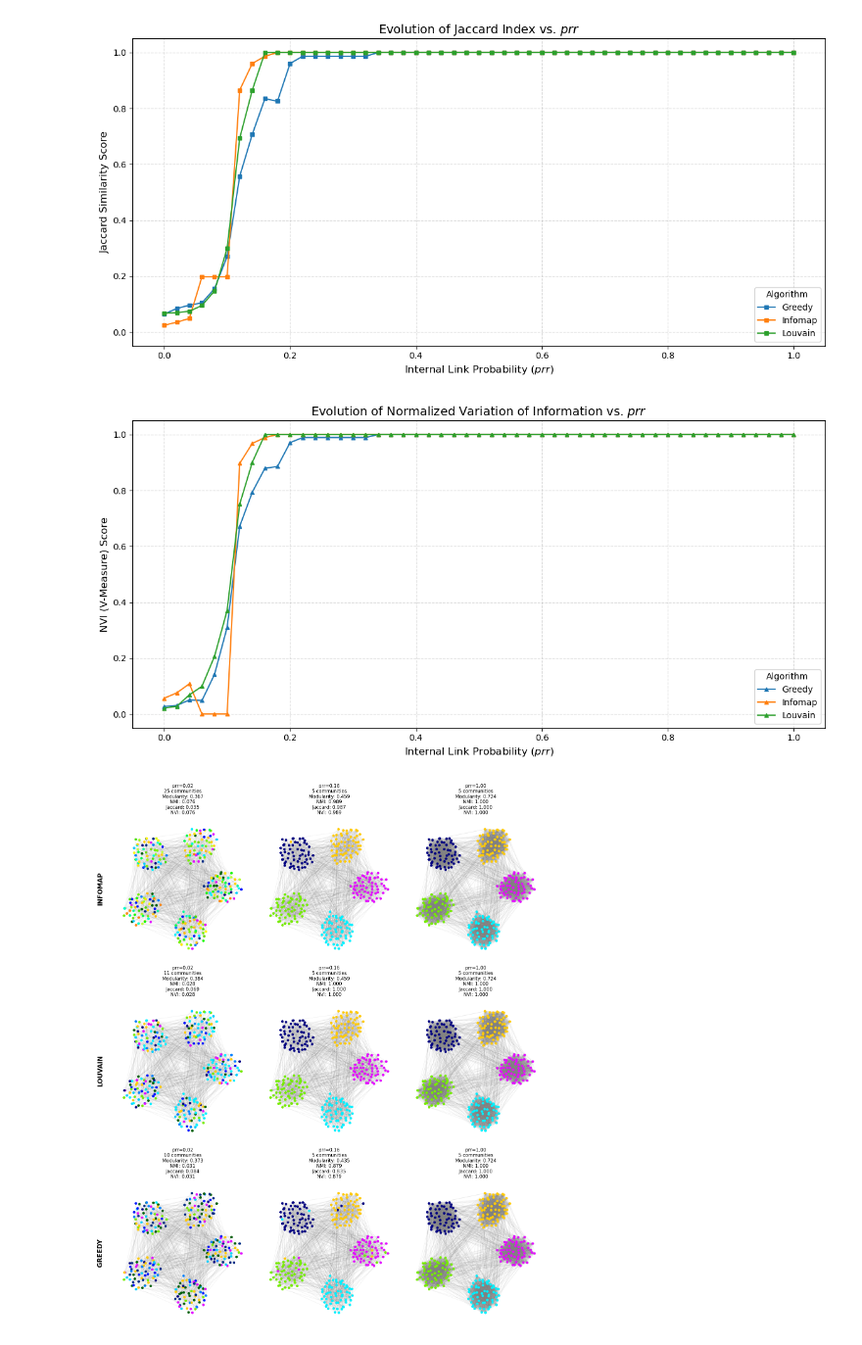
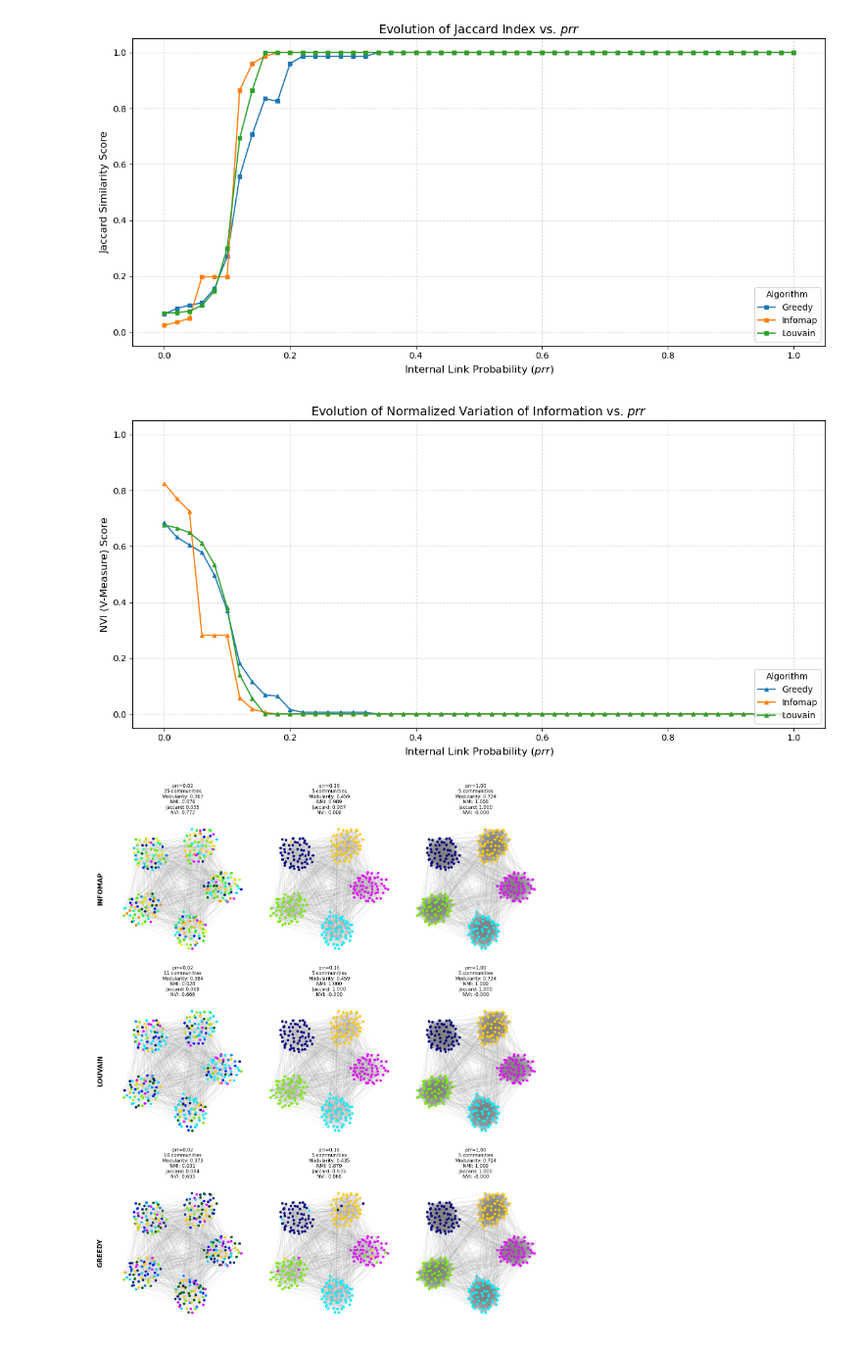
Before and after one commit to sarmijavier/complex_networks_assigments, a Jupyter notebook: activity_2/a2_part_1_synyhetic_networks.ipynb, the cells around one changed output. Shown at 98% size. Cells and saved outputs as stored; diff of their text form; code cells hidden in the pictures.

```diff
--- a/activity_2/a2_part_1_synyhetic_networks.ipynb
+++ b/activity_2/a2_part_1_synyhetic_networks.ipynb
@@ -25,6 +25,22 @@ def community_jaccard(labels_true, labels_pred):
         return 0.0
 
     return s11 / denominator
+# %%
+from sklearn.metrics import mutual_info_score
+
+def entropy(labels):
+    probs = np.bincount(labels) / len(labels)
+    probs = probs[probs > 0]
+    return -np.sum(probs * np.log(probs))
+
+def normalized_vi(labels_true, labels_pred):
+    n = len(labels_true)
+    h_true = entropy(labels_true)
+    h_pred = entropy(labels_pred)
+    mi = mutual_info_score(labels_true, labels_pred)
+
+    vi = h_true + h_pred - 2 * mi
+    return vi / np.log(n)
 # %%
 # Create ground truth labels for 300 nodes
 # Each block of 60 nodes belongs to the same community, resulting in 5 communities total
@@ -141,7 +157,7 @@ def analyze_networks(base_path, prr_values, algorithms):
                 'n_communities': len(comm),
                 'nmi': normalized_mutual_info_score(ground_truth, pred_labels, average_method='arithmetic'),
                 'jaccard': community_jaccard(ground_truth, pred_labels),
-                'nvi': v_measure_score(ground_truth, pred_labels) # NVI
+                'nvi': normalized_vi(ground_truth, pred_labels) # NVI
             }
             all_results.append(res)
 
@@ -224,7 +240,7 @@ plt.figure(figsize=(12, 6))
 for algo, group in df_sorted.groupby('algo'):
     plt.plot(group['prr'], group['jaccard'],
              label=f'{algo.capitalize()}',
-             color=algo_colors.get(algo), marker='s', markersize=4)
+             color=algo_colors.get(algo), marker='o', markersize=4)
 
 plt.title('Evolution of Jaccard Index vs. $prr$', fontsize=14)
 plt.xlabel('Internal Link Probability ($prr$)', fontsize=12)
@@ -239,21 +255,21 @@ plt.show()
 # %%
 # Plot 3c: Normalized Variation of Information (V-Measure)
 plt.figure(figsize=(12, 6))
 for algo, group in df_sorted.groupby('algo'):
     plt.plot(group['prr'], group['nvi'],
              label=f'{algo.capitalize()}',
-             color=algo_colors.get(algo), marker='^', markersize=4)
+             color=algo_colors.get(algo), marker='o', markersize=4)
 
 plt.title('Evolution of Normalized Variation of Information vs. $prr$', fontsize=14)
 plt.xlabel('Internal Link Probability ($prr$)', fontsize=12)
 plt.ylabel('NVI (V-Measure) Score', fontsize=12)
 plt.ylim(-0.05, 1.05)
 plt.grid(True, linestyle='--', alpha=0.5)
 plt.legend(title="Algorithm", loc='lower right')
 plt.tight_layout()
 plt.show()
 # %% [output]
-[figure, old version]
+[figure, new version]
 # %%
 # Configuration
 viz_prr = [0.02, 0.16, 1.00]
```
Also changed, not shown: parts of 1 cell of this notebook.
